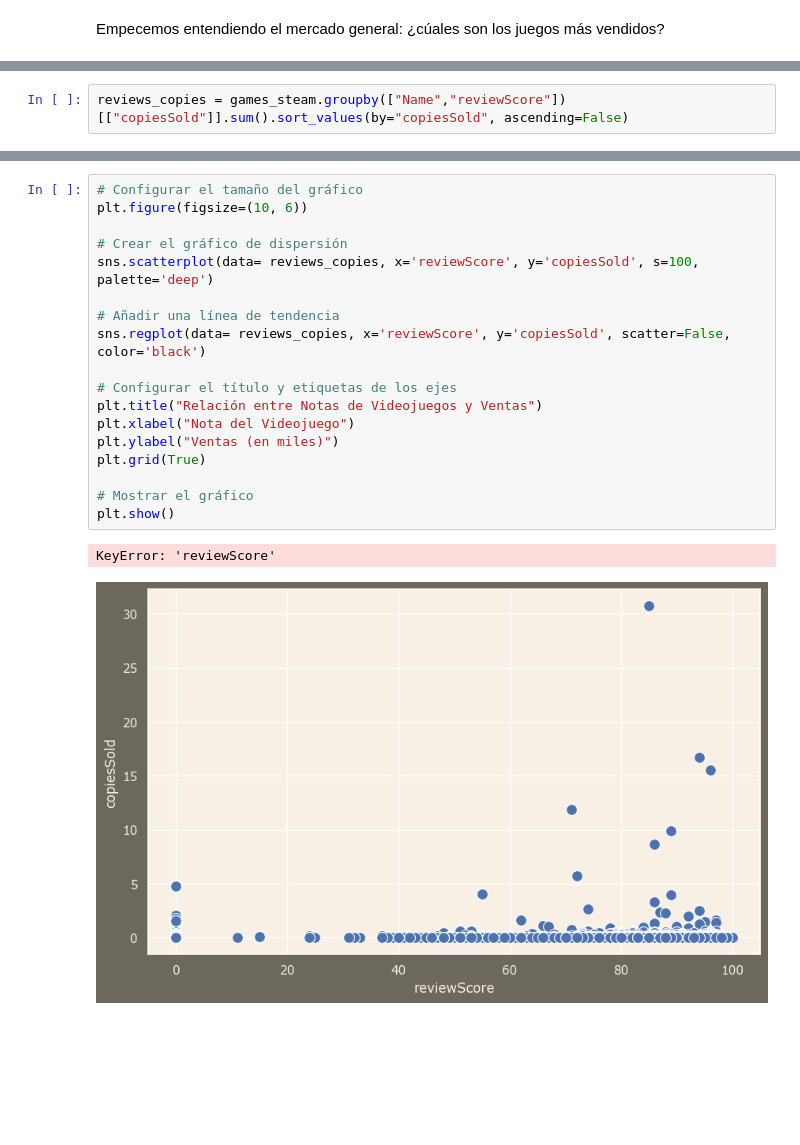
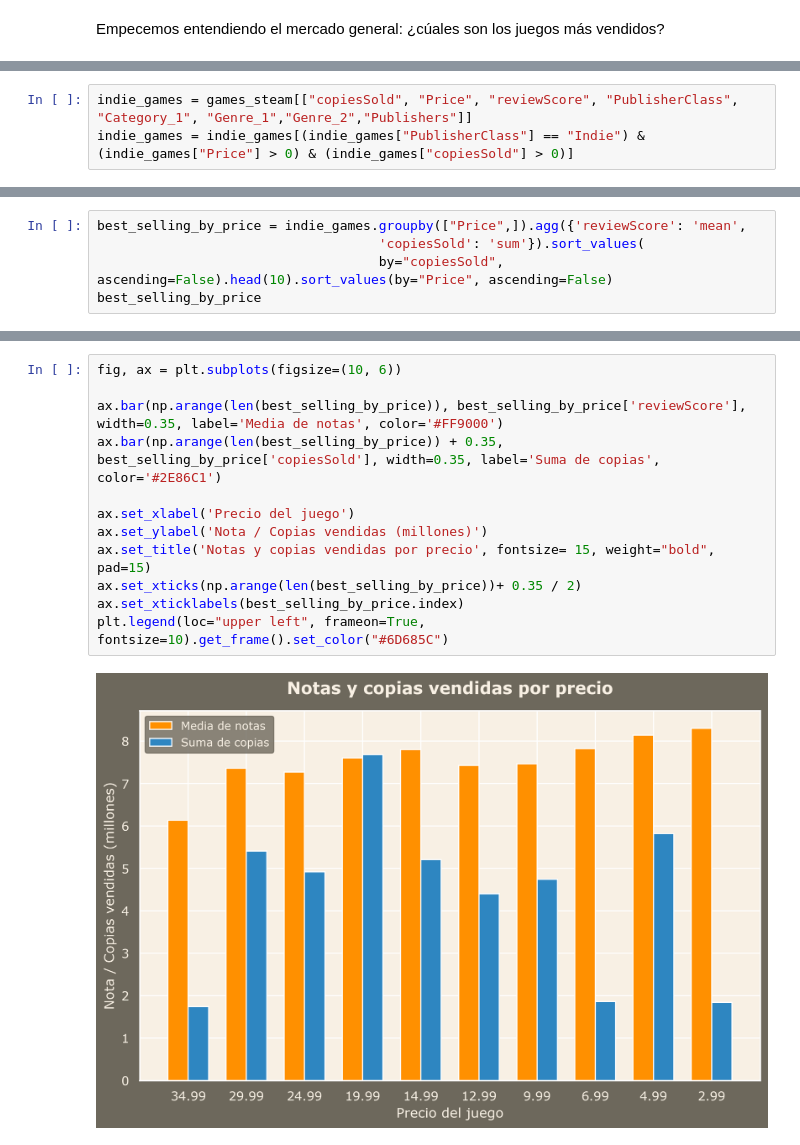
Before and after one commit to manuelfranceschi/EDA_GameInvestment, a Jupyter notebook: src/notebooks/Definicion_EDA.ipynb, the cells around one changed output, grey strips where cells are left out. Saved outputs shown, nothing was run; the diff lists cells and outputs as text; blank space fills up the shorter version.

```diff
--- a/src/notebooks/Definicion_EDA.ipynb
+++ b/src/notebooks/Definicion_EDA.ipynb
@@ -202,0 +261,3 @@ plt.xlim(4,30)
+# %%
+indie_games = games_steam[["copiesSold", "Price", "reviewScore", "PublisherClass", "Category_1", "Genre_1","Genre_2","Publishers"]]
+indie_games = indie_games[(indie_games["PublisherClass"] == "Indie") & (indie_games["Price"] > 0) & (indie_games["copiesSold"] > 0)]
@@ -203,2 +275,5 @@ plt.xlim(4,30)
 # %%
-reviews_copies = games_steam.groupby(["Name","reviewScore"])[["copiesSold"]].sum().sort_values(by="copiesSold", ascending=False)
+best_selling_by_price = indie_games.groupby(["Price",]).agg({'reviewScore': 'mean',
+                                    'copiesSold': 'sum'}).sort_values(
+                                    by="copiesSold", ascending=False).head(10).sort_values(by="Price", ascending=False)
+best_selling_by_price
@@ -212,21 +293,14 @@ sns.relplot(data=reviews_copies,x= "reviewScore",
-# %%
-# Configurar el tamaño del gráfico
-plt.figure(figsize=(10, 6))
-
-# Crear el gráfico de dispersión
-sns.scatterplot(data= reviews_copies, x='reviewScore', y='copiesSold', s=100, palette='deep')
-
-# Añadir una línea de tendencia
-sns.regplot(data= reviews_copies, x='reviewScore', y='copiesSold', scatter=False, color='black')
-
-# Configurar el título y etiquetas de los ejes
-plt.title("Relación entre Notas de Videojuegos y Ventas")
-plt.xlabel("Nota del Videojuego")
-plt.ylabel("Ventas (en miles)")
-plt.grid(True)
-
-# Mostrar el gráfico
-plt.show()
-# %% [output]
-KeyError: 'reviewScore'
-[figure, removed]
+# %%
+fig, ax = plt.subplots(figsize=(10, 6))
+
+ax.bar(np.arange(len(best_selling_by_price)), best_selling_by_price['reviewScore'], width=0.35, label='Media de notas', color='#FF9000')
+ax.bar(np.arange(len(best_selling_by_price)) + 0.35, best_selling_by_price['copiesSold'], width=0.35, label='Suma de copias', color='#2E86C1')
+
+ax.set_xlabel('Precio del juego')
+ax.set_ylabel('Nota / Copias vendidas (millones)')
+ax.set_title('Notas y copias vendidas por precio', fontsize= 15, weight="bold", pad=15)
+ax.set_xticks(np.arange(len(best_selling_by_price))+ 0.35 / 2)
+ax.set_xticklabels(best_selling_by_price.index)
+plt.legend(loc="upper left", frameon=True, fontsize=10).get_frame().set_color("#6D685C")
+# %% [output]
+[figure, added]
```
Also changed, not shown: parts of 35 cells of this notebook, 5 other files.
